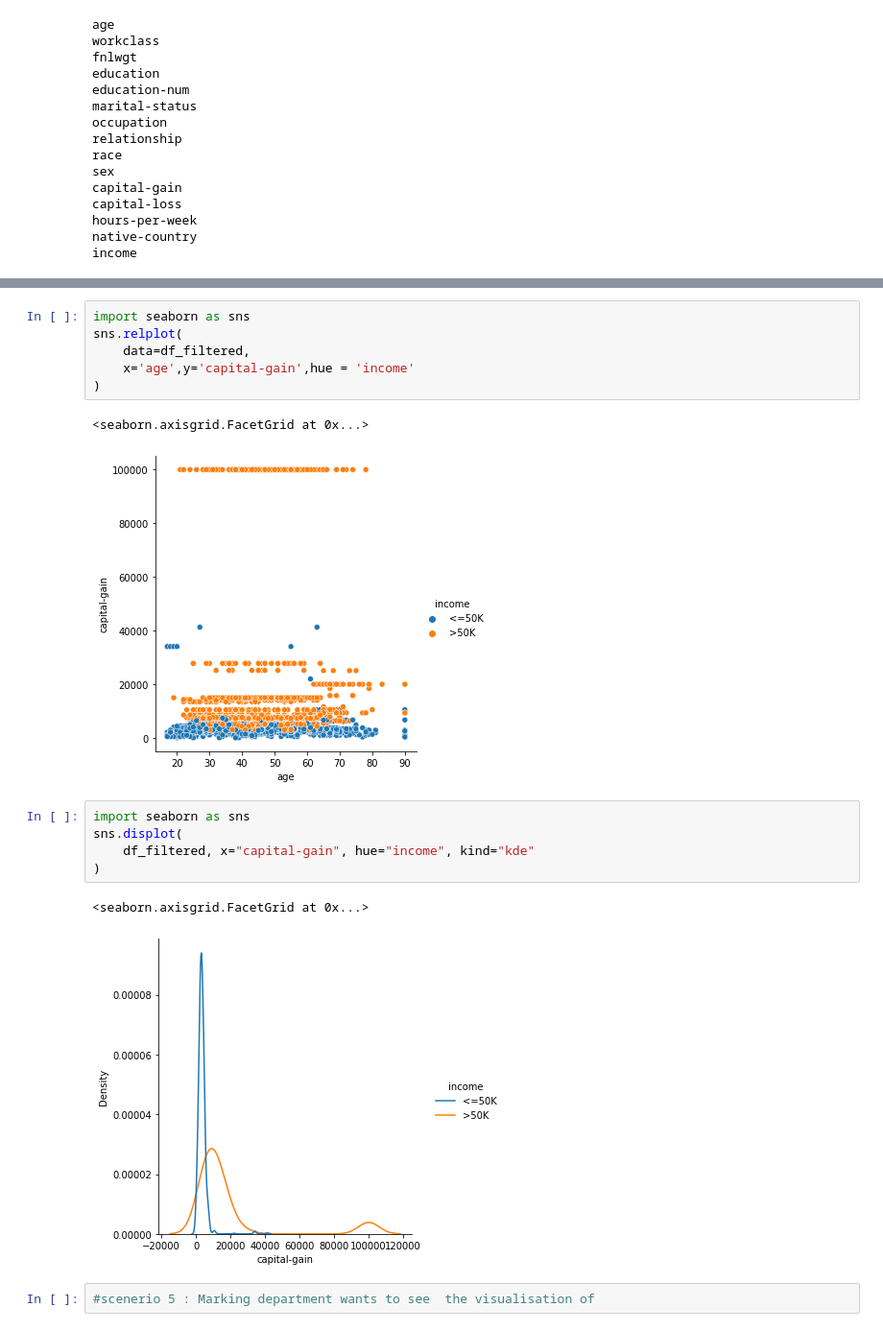
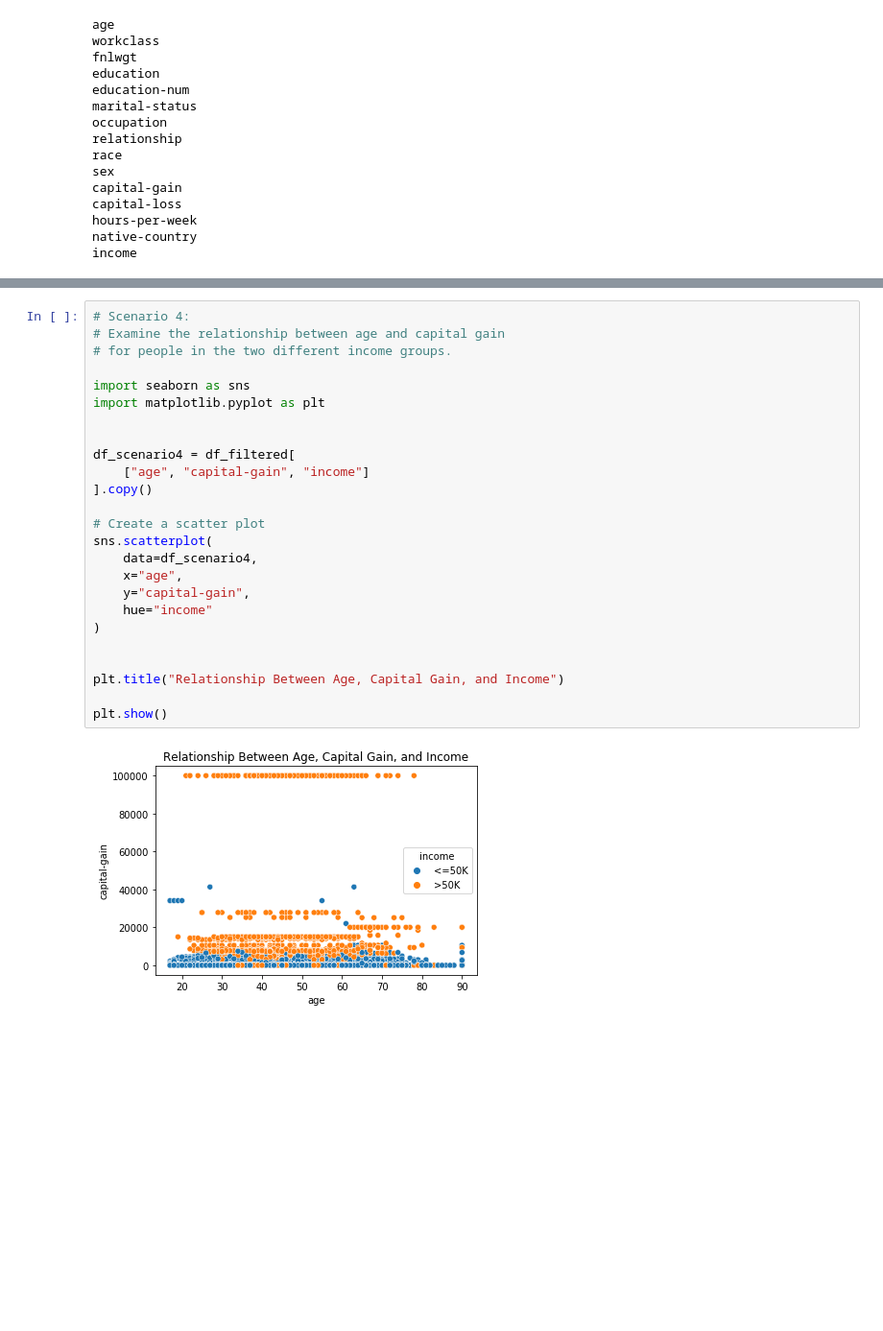
Before and after one commit to ShithiAhmed/census-income-data-visualization, a Jupyter notebook: project.ipynb, the cells around one changed output, grey strips where cells are left out. Shown at 96% size. Drawn from its saved outputs; the diff is of its cells as text; blank space fills up the shorter version.

```diff
--- a/project.ipynb
+++ b/project.ipynb
@@ -200,19 +145,27 @@ plt.xticks(rotation=90)
-# %%
-import seaborn as sns
-sns.relplot(
-    data=df_filtered,
-    x='age',y='capital-gain',hue = 'income'
-)
-# %% [output]
-<seaborn.axisgrid.FacetGrid at 0x...>
-[figure, removed]
-# %%
-import seaborn as sns
-sns.displot(
-    df_filtered, x="capital-gain", hue="income", kind="kde"
-)
-# %% [output]
-<seaborn.axisgrid.FacetGrid at 0x...>
-[figure, removed]
-# %%
-#scenerio 5 : Marking department wants to see  the visualisation of
+# %%
+# Scenario 4:
+# Examine the relationship between age and capital gain
+# for people in the two different income groups.
+
+import seaborn as sns
+import matplotlib.pyplot as plt
+
+
+df_scenario4 = df_filtered[
+    ["age", "capital-gain", "income"]
+].copy()
+
+# Create a scatter plot
+sns.scatterplot(
+    data=df_scenario4,
+    x="age",
+    y="capital-gain",
+    hue="income"
+)
+
+
+plt.title("Relationship Between Age, Capital Gain, and Income")
+
+plt.show()
+# %% [output]
+[figure, added]
```
Also changed, not shown: parts of 10 cells of this notebook, 2 other files.
